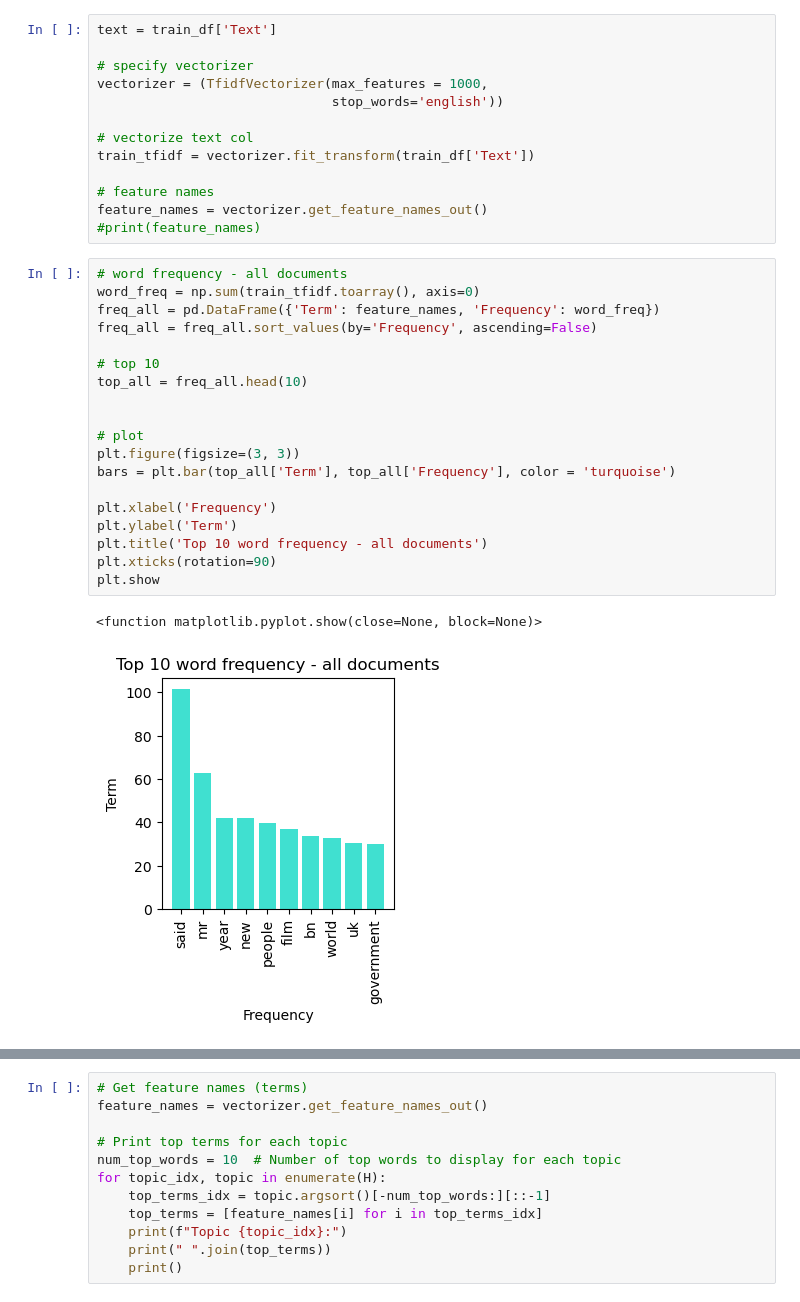
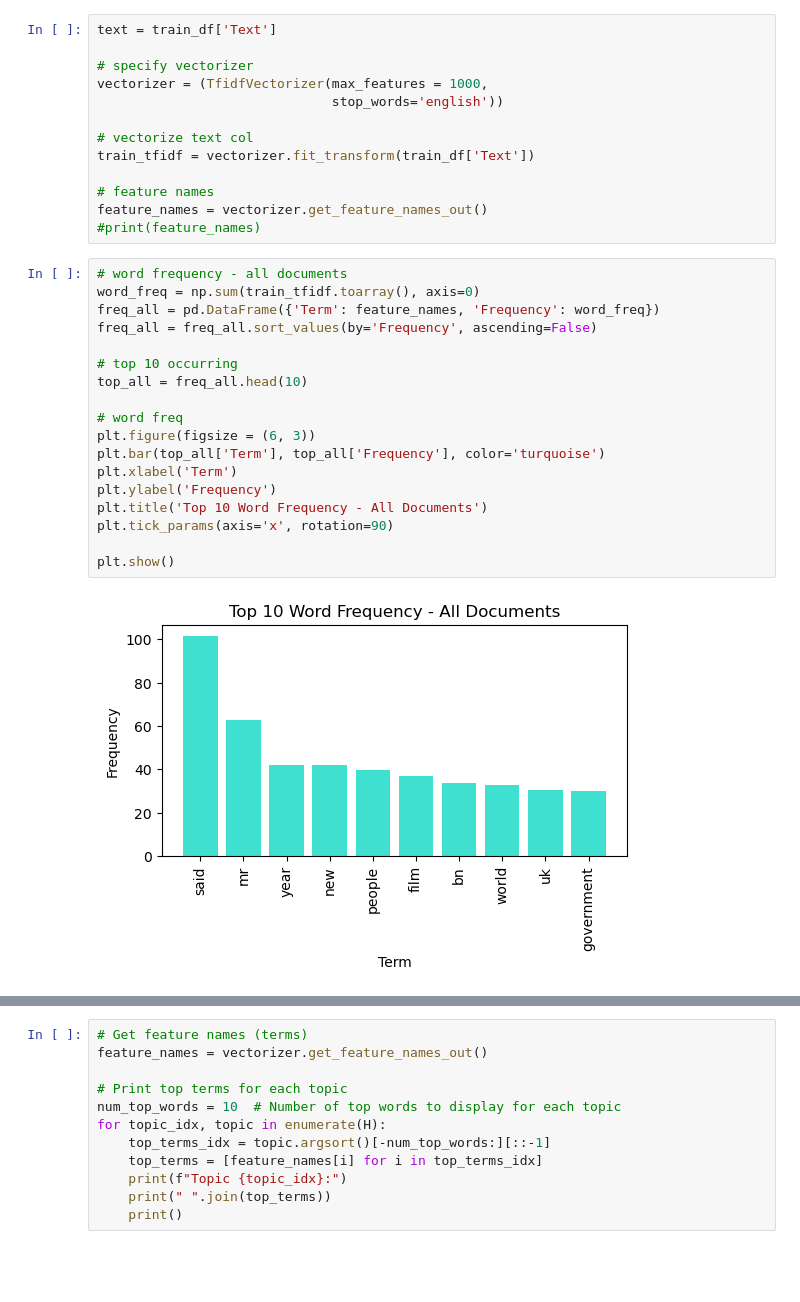
Before and after one commit to FleaBusyBeeBergs/dtsa5510-bbc-news-classification, a Jupyter notebook: bbc-news-classification.ipynb, the cells around one changed output, grey strips where cells are left out. Cells and saved outputs as stored; diff of their text form; blank space fills up the shorter version.

```diff
--- a/bbc-news-classification.ipynb
+++ b/bbc-news-classification.ipynb
@@ -142,24 +146,22 @@ feature_names = vectorizer.get_feature_names_out()
 # %%
 # word frequency - all documents
 word_freq = np.sum(train_tfidf.toarray(), axis=0)
 freq_all = pd.DataFrame({'Term': feature_names, 'Frequency': word_freq})
 freq_all = freq_all.sort_values(by='Frequency', ascending=False)
 
-# top 10
+# top 10 occurring
 top_all = freq_all.head(10)
 
+# word freq
+plt.figure(figsize = (6, 3))
+plt.bar(top_all['Term'], top_all['Frequency'], color='turquoise')
+plt.xlabel('Term')
+plt.ylabel('Frequency')
+plt.title('Top 10 Word Frequency - All Documents')
+plt.tick_params(axis='x', rotation=90)
 
-# plot
-plt.figure(figsize=(3, 3))
-bars = plt.bar(top_all['Term'], top_all['Frequency'], color = 'turquoise')
-
-plt.xlabel('Frequency')
-plt.ylabel('Term')
-plt.title('Top 10 word frequency - all documents')
-plt.xticks(rotation=90)
-plt.show
+plt.show()
 # %% [output]
-<function matplotlib.pyplot.show(close=None, block=None)>
-[figure, old version]
+[figure, new version]
 # %%
 # subplots
```
Also changed, not shown: parts of 12 cells of this notebook.
